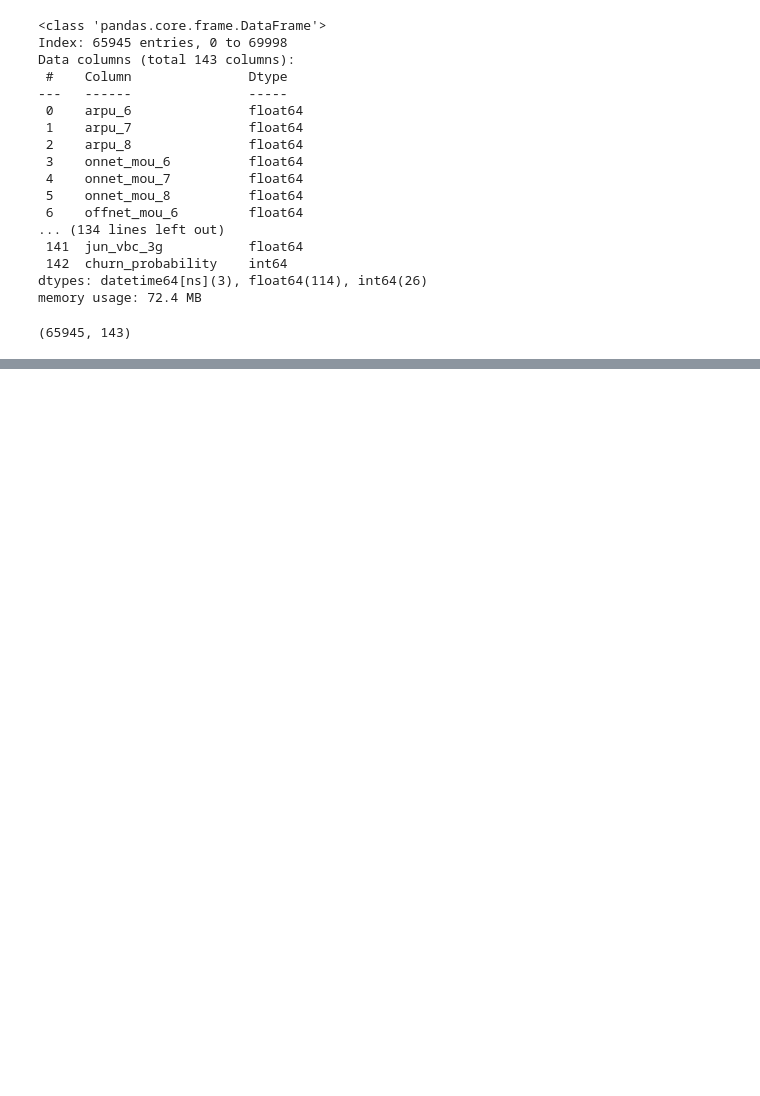
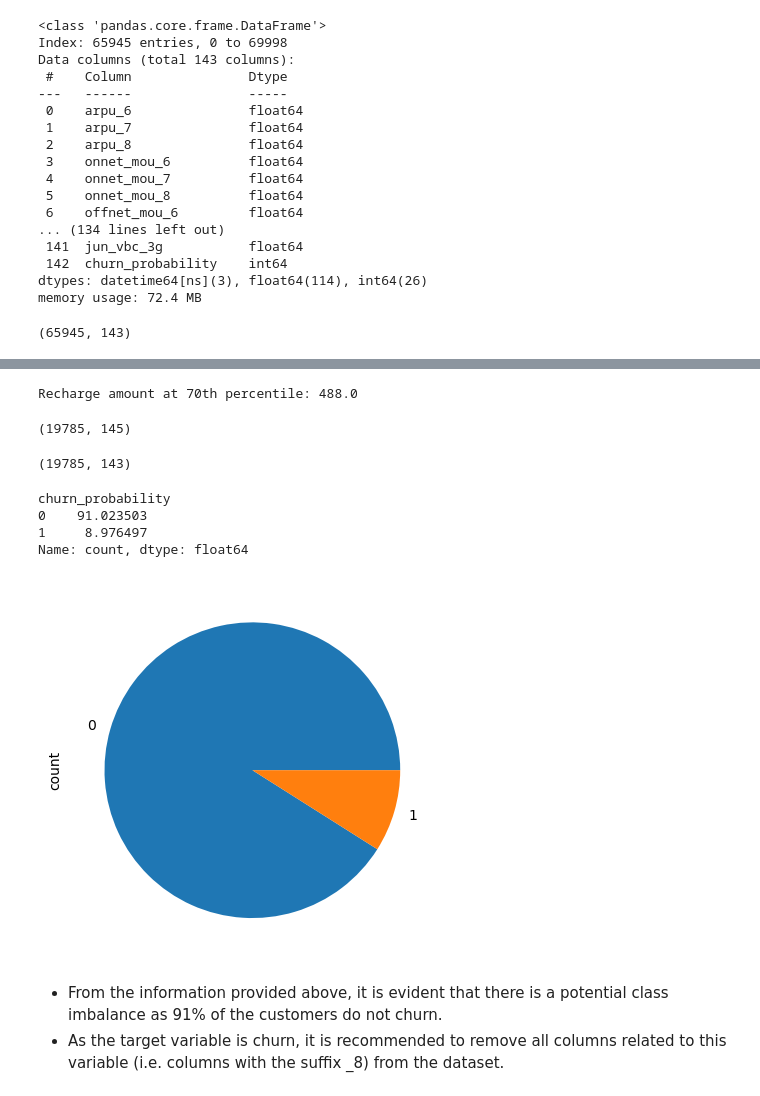
Before and after one commit to SanjayaKumarSahoo/telecom-churn-group-case-study, a Jupyter notebook: solution.ipynb, the cells around one changed output, grey strips where cells are left out. Drawn from its saved outputs; the diff is of its cells as text; code cells hidden in the pictures; blank space fills up the shorter version.

```diff
--- a/solution.ipynb
+++ b/solution.ipynb
@@ -729,0 +764,34 @@ data.shape
+# %%
+# look at the 70th percentile recharge amount
+print("Recharge amount at 70th percentile: {0}".format(data.amt_data_6.quantile(0.7)))
+# %% [output]
+Recharge amount at 70th percentile: 488.0
+# %%
+# retain only those customers who have recharged their mobiles with more than or equal to 70th percentile amount
+data = data.loc[data.amt_data_6 >= data.amt_data_6.quantile(0.7), :]
+data = data_filtered.reset_index(drop=True)
+# %%
+data.shape
+# %% [output]
+(19785, 145)
+# %%
+# delete variables created to filter high-value customers
+data = data.drop(['total_data_rech_6','amt_data_6'], axis=1)
+# %%
+data.shape
+# %% [output]
+(19785, 143)
+# %%
+# Let us determine the percentage of churn and non-churn customers.
+print((data['churn_probability'].value_counts()/len(data))*100)
+((data['churn_probability'].value_counts()/len(data))*100).plot(kind="pie")
+plt.show()
+# %% [output]
+churn_probability
+0    91.023503
+1     8.976497
+Name: count, dtype: float64
+[figure, added]
+# %% [markdown]
+- From the information provided above, it is evident that there is a potential class imbalance as 91% of the customers do not churn.
+- As the target variable is churn, it is recommended to remove all columns related to this variable (i.e. columns with the suffix _8) from the dataset.
```
Also changed, not shown: parts of 14 cells of this notebook.
